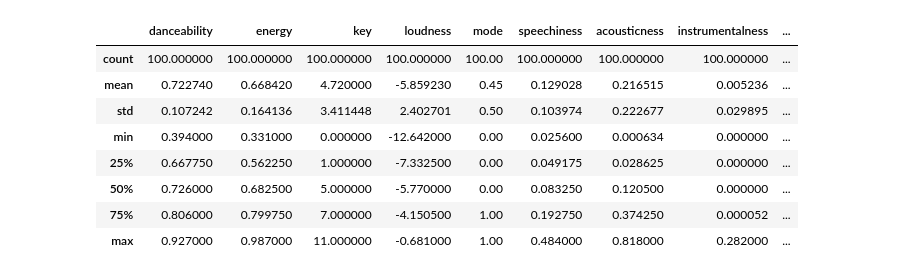
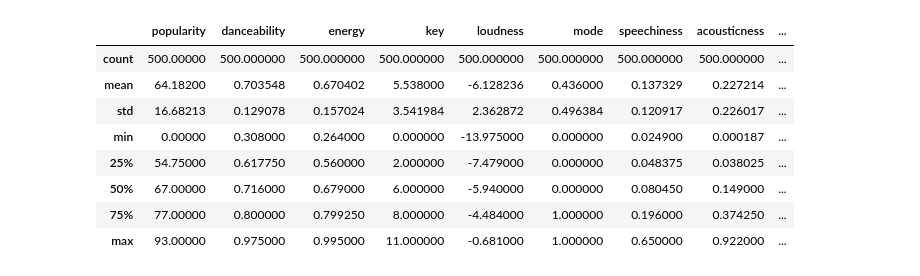
Before and after one commit to guilhermecff/Spotify_App, a Jupyter notebook: Análise Spotify.ipynb, the cells around one changed output. Cells and saved outputs as stored; diff of their text form; code cells hidden in the pictures.

```diff
--- a/Análise Spotify.ipynb
+++ b/Análise Spotify.ipynb
@@ -3,2 +12,2 @@ import pandas as pd
 # %%
-df = pd.read_csv('df.csv')
+data = pd.read_csv('df.csv')
@@ -5,12 +25,12 @@ df = pd.read_csv('df.csv')
 # %%
-df.describe()
+data.describe()
 # %% [output]
-|  | danceability | energy | key | loudness | mode | speechiness | acousticness | instrumentalness | ... |
-| count | 100.000000 | 100.000000 | 100.000000 | 100.000000 | 100.00 | 100.000000 | 100.000000 | 100.000000 | ... |
-| mean | 0.722740 | 0.668420 | 4.720000 | -5.859230 | 0.45 | 0.129028 | 0.216515 | 0.005236 | ... |
-| std | 0.107242 | 0.164136 | 3.411448 | 2.402701 | 0.50 | 0.103974 | 0.222677 | 0.029895 | ... |
-| min | 0.394000 | 0.331000 | 0.000000 | -12.642000 | 0.00 | 0.025600 | 0.000634 | 0.000000 | ... |
-| 25% | 0.667750 | 0.562250 | 1.000000 | -7.332500 | 0.00 | 0.049175 | 0.028625 | 0.000000 | ... |
-| 50% | 0.726000 | 0.682500 | 5.000000 | -5.770000 | 0.00 | 0.083250 | 0.120500 | 0.000000 | ... |
-| 75% | 0.806000 | 0.799750 | 7.000000 | -4.150500 | 1.00 | 0.192750 | 0.374250 | 0.000052 | ... |
-| max | 0.927000 | 0.987000 | 11.000000 | -0.681000 | 1.00 | 0.484000 | 0.818000 | 0.282000 | ... |
+|  | popularity | danceability | energy | key | loudness | mode | speechiness | acousticness | ... |
+| count | 500.00000 | 500.000000 | 500.000000 | 500.000000 | 500.000000 | 500.000000 | 500.000000 | 500.000000 | ... |
+| mean | 64.18200 | 0.703548 | 0.670402 | 5.538000 | -6.128236 | 0.436000 | 0.137329 | 0.227214 | ... |
+| std | 16.68213 | 0.129078 | 0.157024 | 3.541984 | 2.362872 | 0.496384 | 0.120917 | 0.226017 | ... |
+| min | 0.00000 | 0.308000 | 0.264000 | 0.000000 | -13.975000 | 0.000000 | 0.024900 | 0.000187 | ... |
+| 25% | 54.75000 | 0.617750 | 0.560000 | 2.000000 | -7.479000 | 0.000000 | 0.048375 | 0.038025 | ... |
+| 50% | 67.00000 | 0.716000 | 0.679000 | 6.000000 | -5.940000 | 0.000000 | 0.080450 | 0.149000 | ... |
+| 75% | 77.00000 | 0.800000 | 0.799250 | 8.000000 | -4.484000 | 1.000000 | 0.196000 | 0.374250 | ... |
+| max | 93.00000 | 0.975000 | 0.995000 | 11.000000 | -0.681000 | 1.000000 | 0.650000 | 0.922000 | ... |
```
Also changed, not shown: parts of 40 cells of this notebook.
